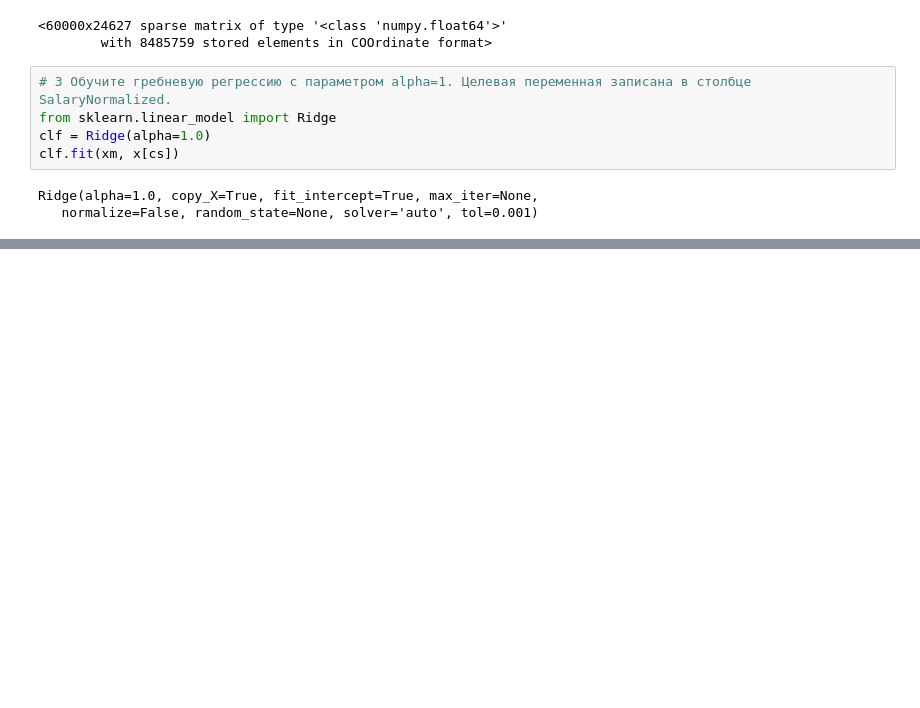
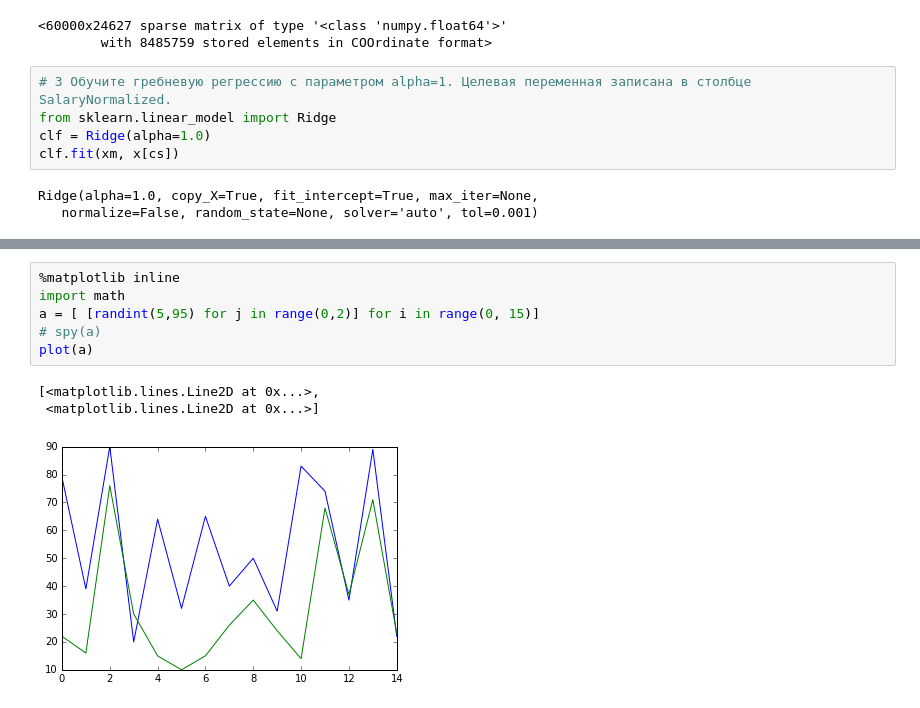
Before and after one commit to webmalex/ML1, a Jupyter notebook: c0/w4/s10.ipynb, the cells around one changed output, grey strips where cells are left out. Saved outputs shown, nothing was run; the diff lists cells and outputs as text; blank space fills up the shorter version.

```diff
--- a/c0/w4/s10.ipynb
+++ b/c0/w4/s10.ipynb
@@ -82,0 +106,10 @@ pf('10', pp(p.round(2)))
+# %%
+%matplotlib inline
+import math
+a = [ [randint(5,95) for j in range(0,2)] for i in range(0, 15)]
+# spy(a)
+plot(a)
+# %% [output]
+[<matplotlib.lines.Line2D at 0x...>,
+ <matplotlib.lines.Line2D at 0x...>]
+[figure, added]
```
Also changed, not shown: parts of 10 cells of this notebook, 5 other files.
